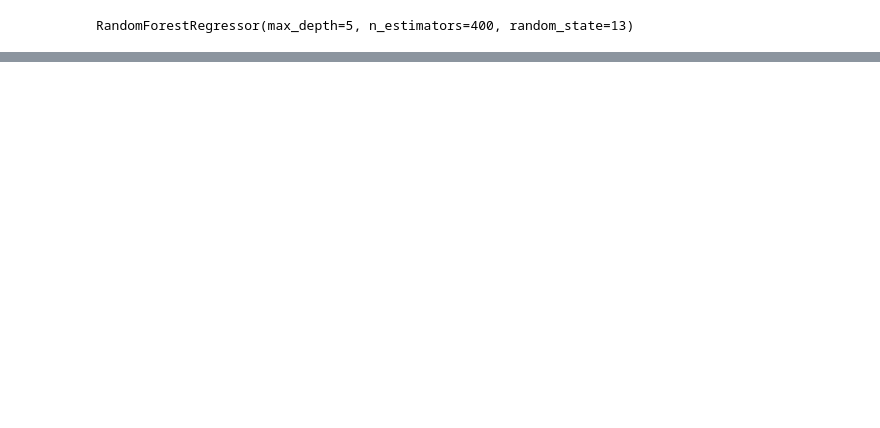
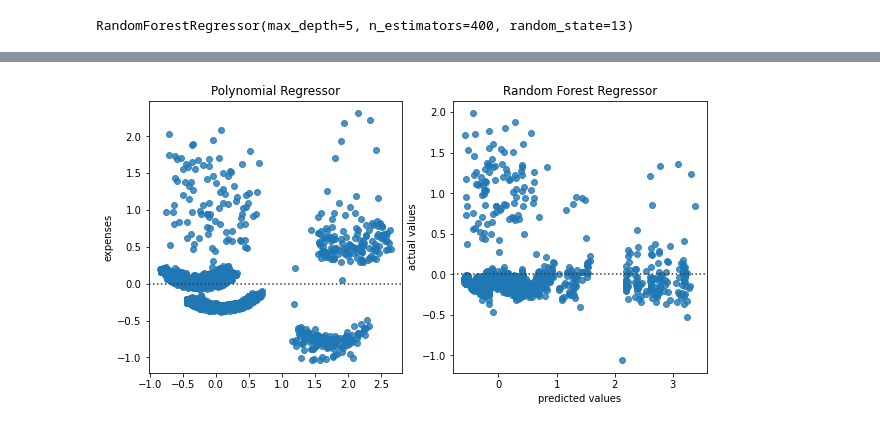
Before and after one commit to manikpurivibhu/Insurance-Premium-Prediction, a Jupyter notebook: Insurance_Premium_Prediction.ipynb, the cells around one changed output, grey strips where cells are left out. Cells and saved outputs as stored; diff of their text form; code cells hidden in the pictures; blank space fills up the shorter version.

```diff
--- a/Insurance_Premium_Prediction.ipynb
+++ b/Insurance_Premium_Prediction.ipynb
@@ -316,7 +330,9 @@ grid['alpha'] = [0.01, 0.03, 0.1, 0.3, 1]
 search = GridSearchCV(RR, grid, scoring='neg_mean_absolute_error', cv=cv, n_jobs=-1)
 results=search.fit(x_data, y_data)
 print('Best Estimate for Hyper Parameter Tuning : ', str(results.best_estimator_))
+
 best_alpha_str = str(results.best_estimator_)
-best_alpha = float(best_alpha_str[12:16])
+best_alpha = int(re.findall('\d', best_alpha_str)[0])
+best_alpha
 # %% [output]
 Best Estimate for Hyper Parameter Tuning :  Ridge(alpha=0.01)
@@ -410,5 +424,6 @@ models_comparison
 # %%
 #training the model with all data available
-random_forest_reg.fit(x_data, y_data)
+lin_reg2.fit(x_data, y_data)
+rand_forr_reg.fit(x_data, y_data)
 # %% [output]
 RandomForestRegressor(max_depth=5, n_estimators=400, random_state=13)
@@ -414,0 +432,3 @@ RandomForestRegressor(max_depth=5, n_estimators=400, random_state=13)
+# %%
+y_pred = lin_reg2.predict(x_data)
+y_pred2 = rand_forr_reg.predict(x_data)
@@ -414,0 +437,20 @@ RandomForestRegressor(max_depth=5, n_estimators=400, random_state=13)
+# %%
+def evaluate_model_vis(sns_fun):
+    fig, axes = plt.subplots(1,2, figsize=(10,5))
+    #fig.title('Polynomial Regression vs Random Forest Regression perfomance')
+
+    sns_fun(ax=axes[0], x=y_pred, y=y_data)
+    axes[0].set_title('Polynomial Regressor')
+    plt.xlabel('predicted values')
+    plt.ylabel('actual values')
+
+    sns_fun(ax=axes[1], x=y_pred2, y=y_data)
+    axes[1].set_title('Random Forest Regressor')
+    plt.xlabel('predicted values')
+    plt.ylabel('actual values')
+
+    plt.show()
+# %%
+evaluate_model_vis(sns.residplot)
+# %% [output]
+[figure, added]
```
Also changed, not shown: parts of 85 cells of this notebook, 4 other files.
